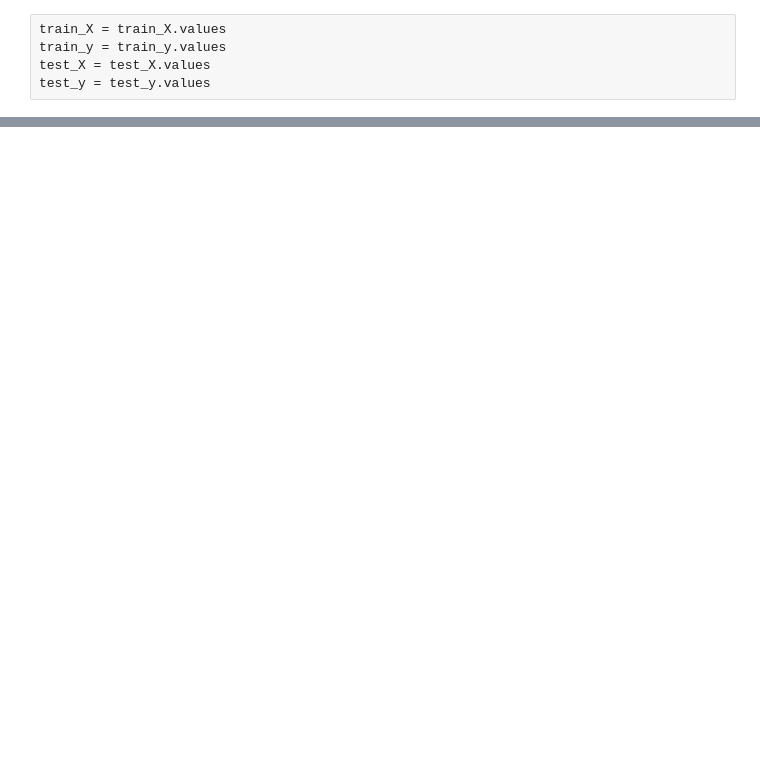
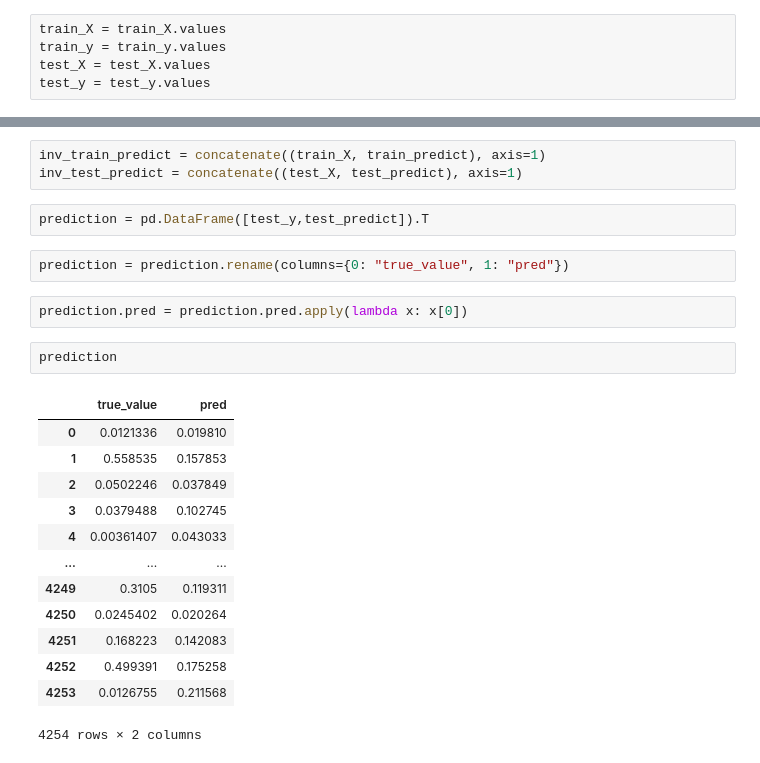
Before and after one commit to Catch-a-third-wave/capstone, a Jupyter notebook: model/first_model_attempt.ipynb, the cells around one changed output, grey strips where cells are left out. Saved outputs shown, nothing was run; the diff lists cells and outputs as text; blank space fills up the shorter version.

```diff
--- a/model/first_model_attempt.ipynb
+++ b/model/first_model_attempt.ipynb
@@ -222,0 +251,25 @@ ValueError: operands could not be broadcast together with shapes (152,29) (17,)
+# %%
+inv_train_predict = concatenate((train_X, train_predict), axis=1)
+inv_test_predict = concatenate((test_X, test_predict), axis=1)
+# %%
+prediction = pd.DataFrame([test_y,test_predict]).T
+# %%
+prediction = prediction.rename(columns={0: "true_value", 1: "pred"})
+# %%
+prediction.pred = prediction.pred.apply(lambda x: x[0])
+# %%
+prediction
+# %% [output]
+|  | true_value | pred |
+| 0 | 0.0121336 | 0.019810 |
+| 1 | 0.558535 | 0.157853 |
+| 2 | 0.0502246 | 0.037849 |
+| 3 | 0.0379488 | 0.102745 |
+| 4 | 0.00361407 | 0.043033 |
+| ... | ... | ... |
+| 4249 | 0.3105 | 0.119311 |
+| 4250 | 0.0245402 | 0.020264 |
+| 4251 | 0.168223 | 0.142083 |
+| 4252 | 0.499391 | 0.175258 |
+| 4253 | 0.0126755 | 0.211568 |
+4254 rows × 2 columns
```
Also changed, not shown: parts of 32 cells of this notebook.
